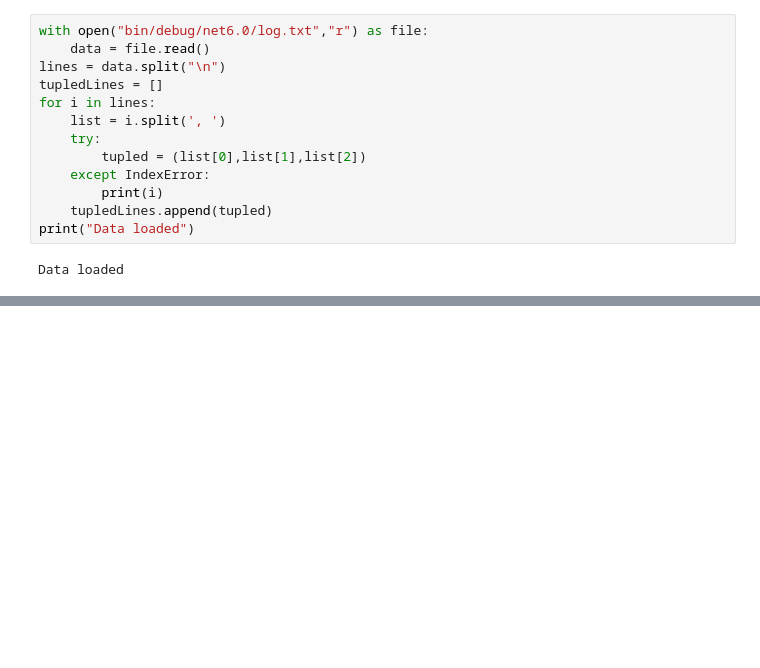
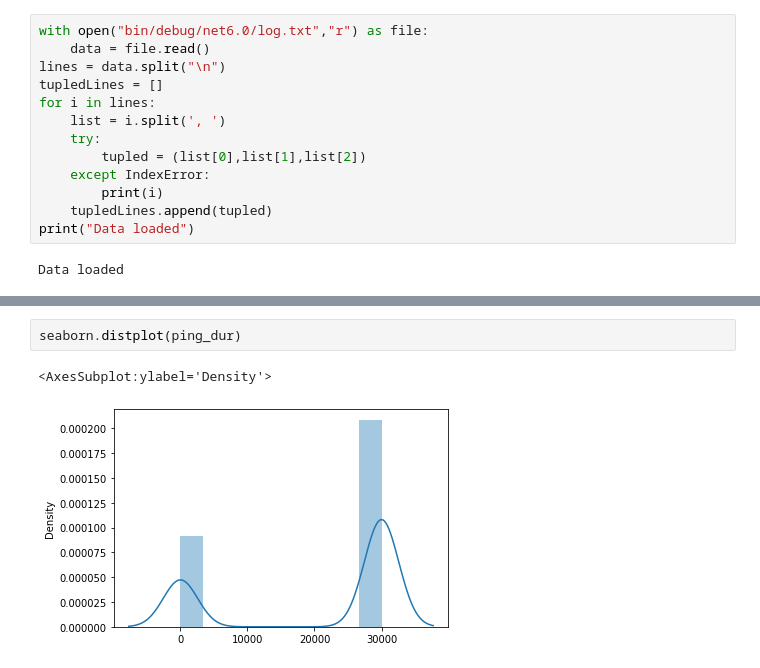
Before and after one commit to NathanSnail/Internet-Tester, a Jupyter notebook: process.ipynb, the cells around one changed output, grey strips where cells are left out. Cells and saved outputs as stored; diff of their text form; blank space fills up the shorter version.

```diff
--- a/process.ipynb
+++ b/process.ipynb
@@ -53,0 +97,5 @@ combined_hash
+# %%
+seaborn.distplot(ping_dur)
+# %% [output]
+<AxesSubplot:ylabel='Density'>
+[figure, added]
```
Also changed, not shown: parts of 8 cells of this notebook.
